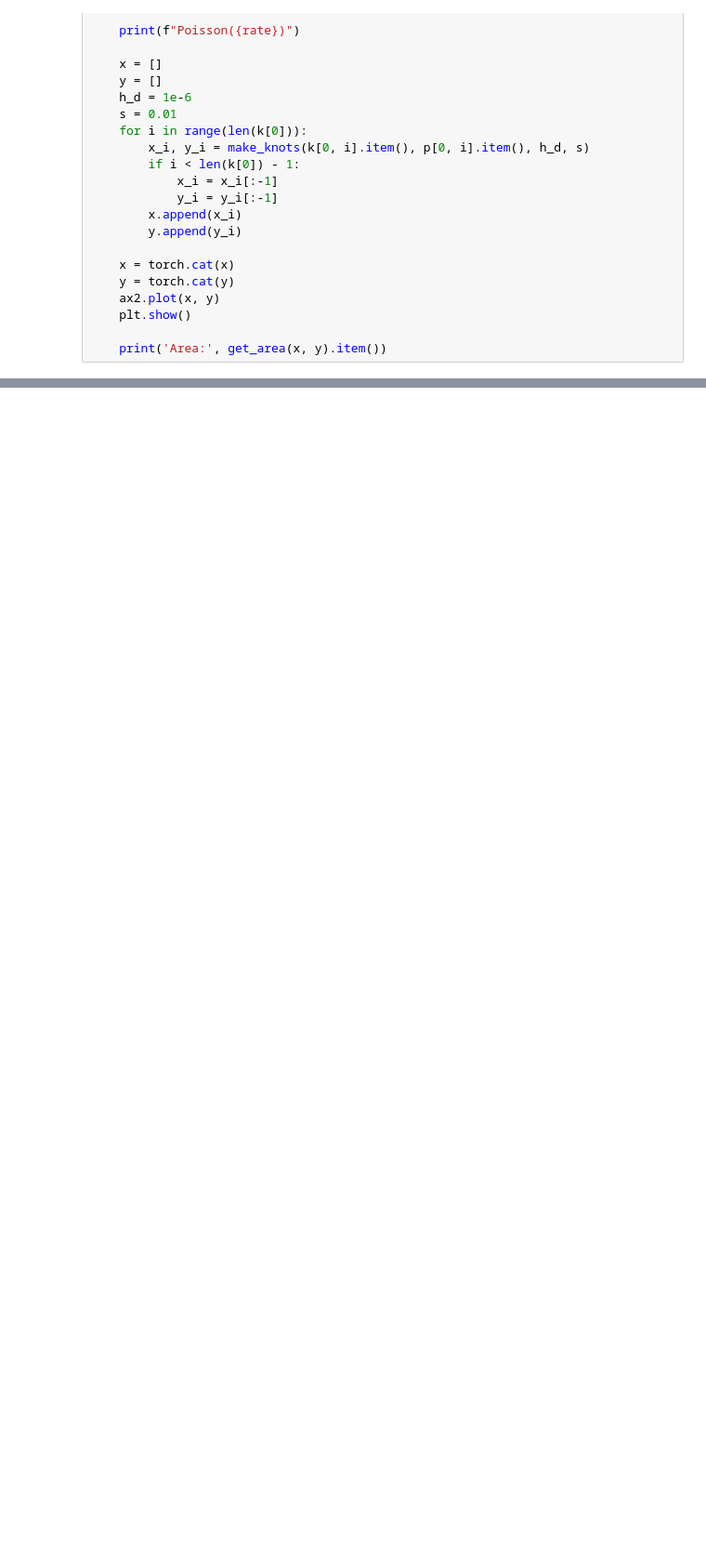
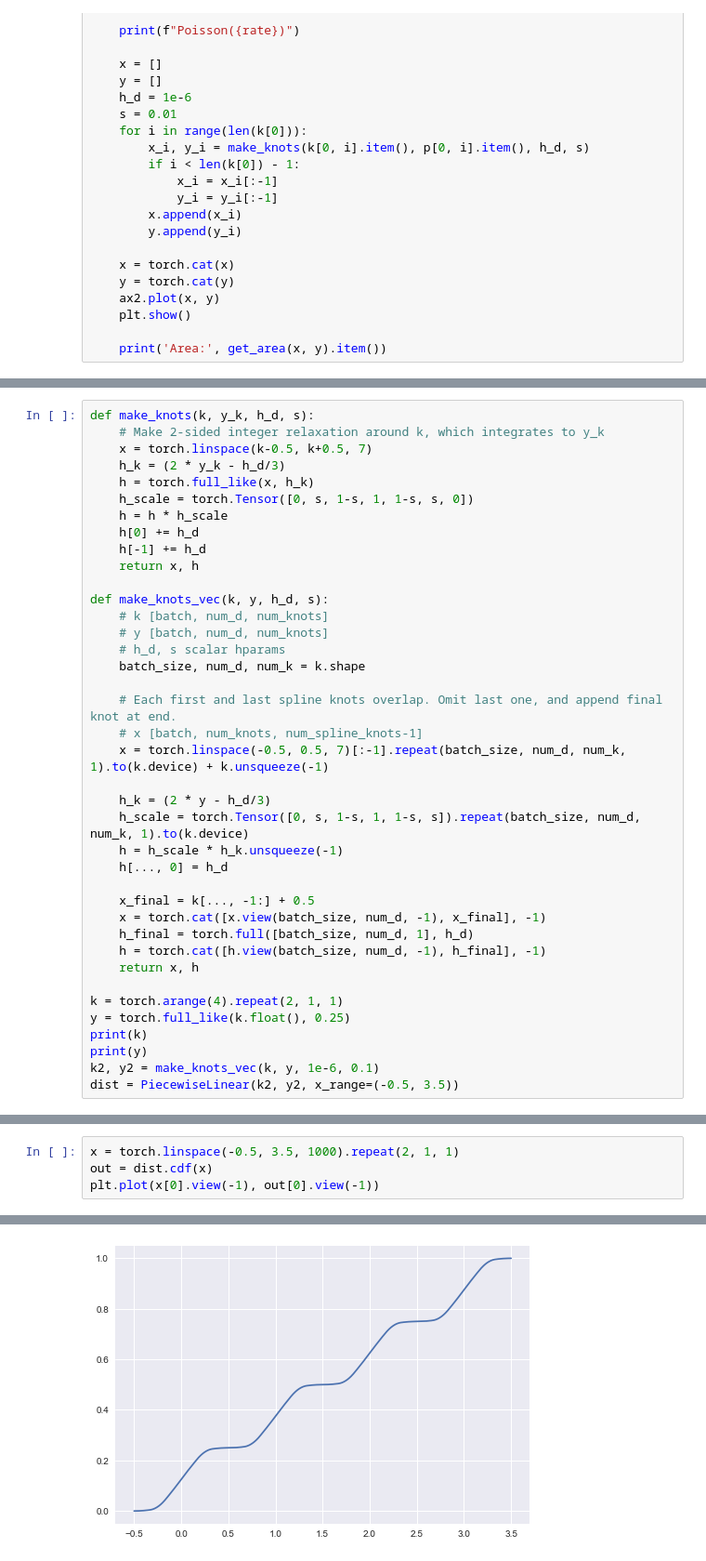
Before and after one commit to eelcovdw/pytorch-PWL, a Jupyter notebook: pwl/notebooks/poisson_spline.ipynb, the cells around one changed output, grey strips where cells are left out. Shown at 93% size. Drawn from its saved outputs; the diff is of its cells as text; blank space fills up the shorter version.

```diff
--- a/pwl/notebooks/poisson_spline.ipynb
+++ b/pwl/notebooks/poisson_spline.ipynb
@@ -75,0 +106,39 @@ Area: 1.0000003576278687
+# %%
+def make_knots(k, y_k, h_d, s):
+    # Make 2-sided integer relaxation around k, which integrates to y_k
+    x = torch.linspace(k-0.5, k+0.5, 7)
+    h_k = (2 * y_k - h_d/3)
+    h = torch.full_like(x, h_k)
+    h_scale = torch.Tensor([0, s, 1-s, 1, 1-s, s, 0])
+    h = h * h_scale
+    h[0] += h_d
+    h[-1] += h_d
+    return x, h
+
+def make_knots_vec(k, y, h_d, s):
+    # k [batch, num_d, num_knots]
+    # y [batch, num_d, num_knots]
+    # h_d, s scalar hparams
+    batch_size, num_d, num_k = k.shape
+
+    # Each first and last spline knots overlap. Omit last one, and append final knot at end.
+    # x [batch, num_knots, num_spline_knots-1]
+    x = torch.linspace(-0.5, 0.5, 7)[:-1].repeat(batch_size, num_d, num_k, 1).to(k.device) + k.unsqueeze(-1)
+
+    h_k = (2 * y - h_d/3)
+    h_scale = torch.Tensor([0, s, 1-s, 1, 1-s, s]).repeat(batch_size, num_d, num_k, 1).to(k.device)
+    h = h_scale * h_k.unsqueeze(-1)
+    h[..., 0] = h_d
+
+    x_final = k[..., -1:] + 0.5
+    x = torch.cat([x.view(batch_size, num_d, -1), x_final], -1)
+    h_final = torch.full([batch_size, num_d, 1], h_d)
+    h = torch.cat([h.view(batch_size, num_d, -1), h_final], -1)
+    return x, h
+
+k = torch.arange(4).repeat(2, 1, 1)
+y = torch.full_like(k.float(), 0.25)
+print(k)
+print(y)
+k2, y2 = make_knots_vec(k, y, 1e-6, 0.1)
+dist = PiecewiseLinear(k2, y2, x_range=(-0.5, 3.5))
@@ -75,0 +152,5 @@ Area: 1.0000003576278687
+# %%
+x = torch.linspace(-0.5, 3.5, 1000).repeat(2, 1, 1)
+out = dist.cdf(x)
+plt.plot(x[0].view(-1), out[0].view(-1))
+# %% [output]
@@ -75,0 +158 @@ Area: 1.0000003576278687
+[figure, added]
```
Also changed, not shown: parts of 9 cells of this notebook, 8 other files.
